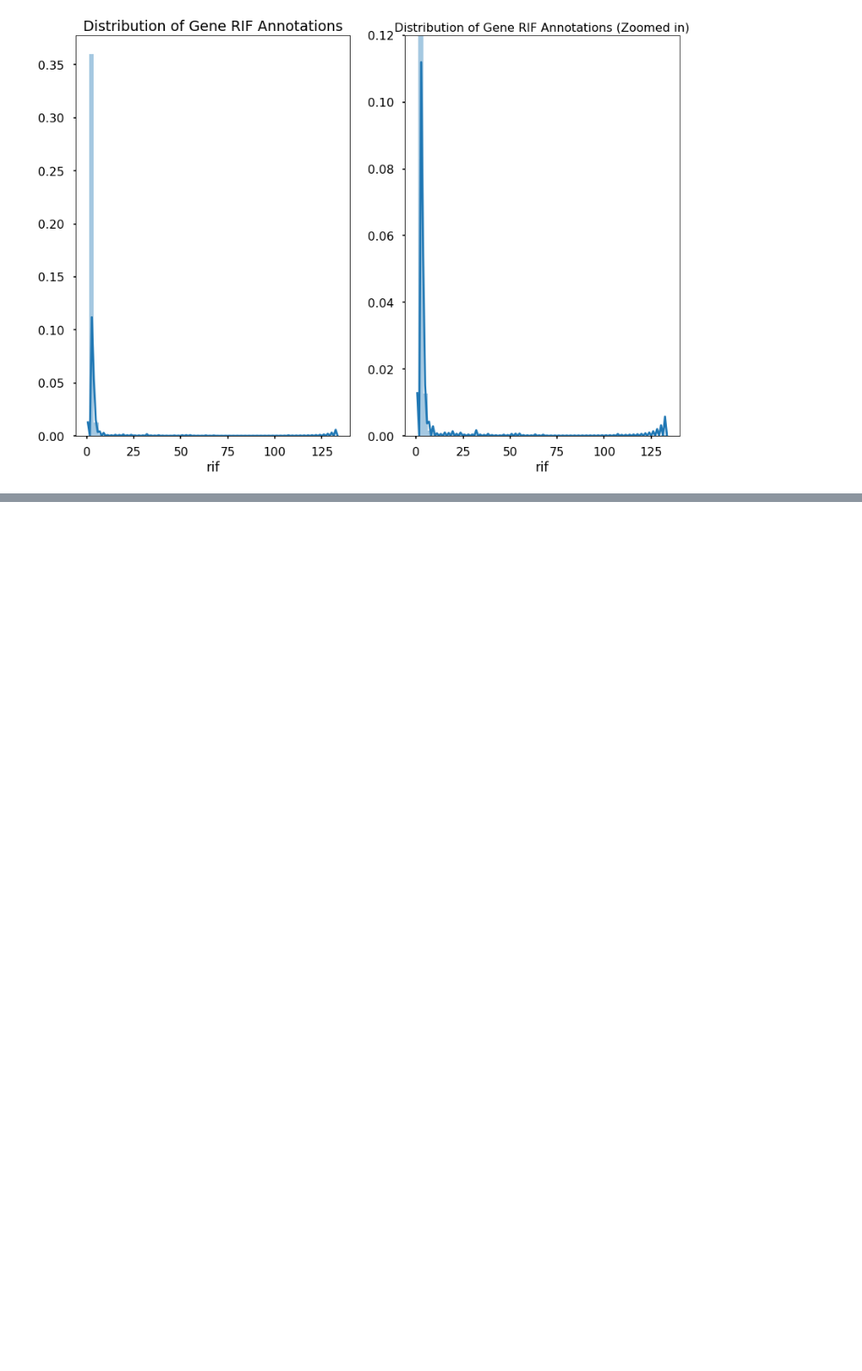
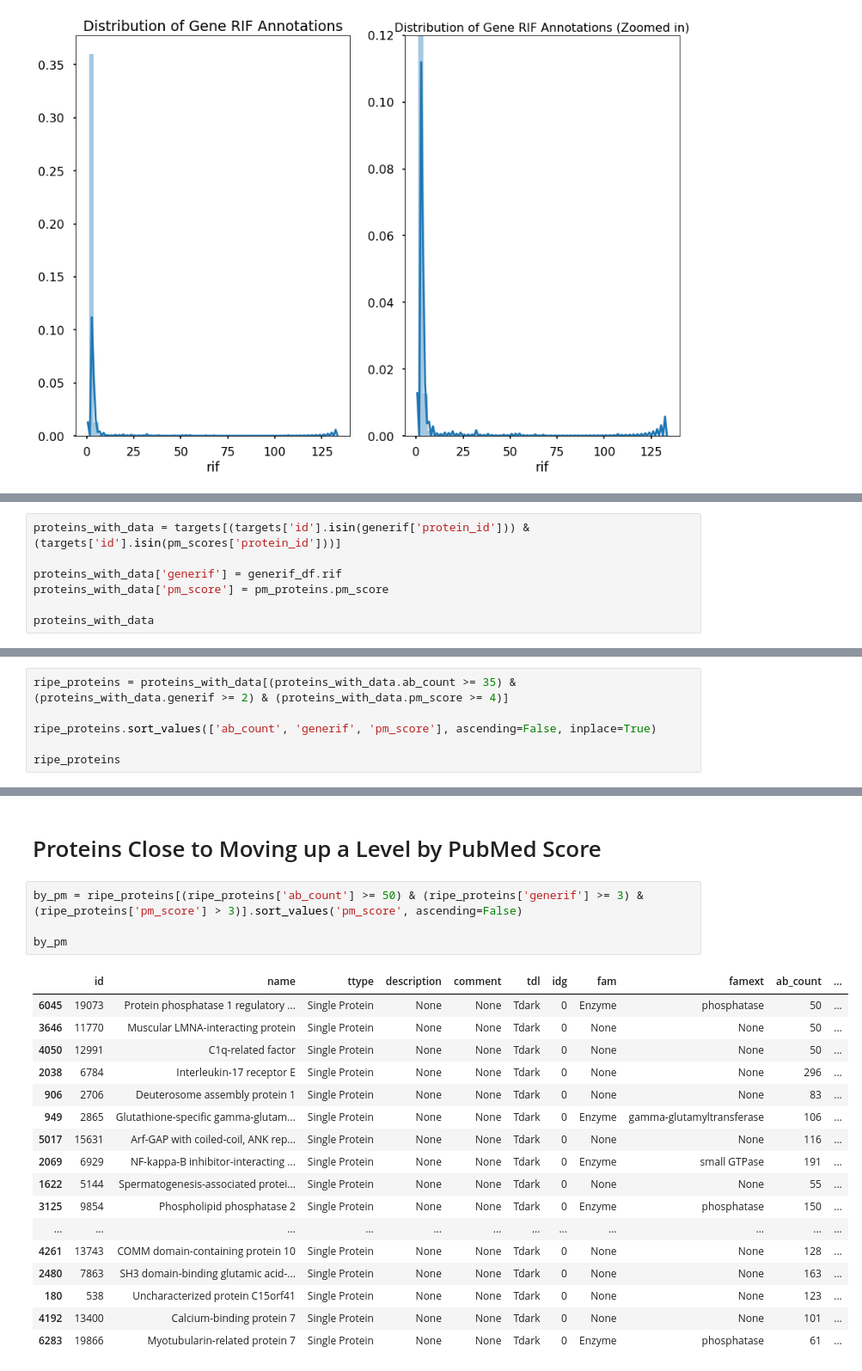
Before and after one commit to jbofill10/Pharos-Target-Examination, a Jupyter notebook: Visualizations.ipynb, the cells around one changed output, grey strips where cells are left out. Shown at 86% size. Drawn from its saved outputs; the diff is of its cells as text; blank space fills up the shorter version.

Commit message:
Add proteins that are close to leveling up visualizations

```diff
--- a/Visualizations.ipynb
+++ b/Visualizations.ipynb
@@ -208,0 +183,7 @@ plt.tight_layout()
+# %%
+proteins_with_data = targets[(targets['id'].isin(generif['protein_id'])) & (targets['id'].isin(pm_scores['protein_id']))]
+
+proteins_with_data['generif'] = generif_df.rif
+proteins_with_data['pm_score'] = pm_proteins.pm_score
+
+proteins_with_data
@@ -208,0 +204,6 @@ plt.tight_layout()
+# %%
+ripe_proteins = proteins_with_data[(proteins_with_data.ab_count >= 35) & (proteins_with_data.generif >= 2) & (proteins_with_data.pm_score >= 4)]
+
+ripe_proteins.sort_values(['ab_count', 'generif', 'pm_score'], ascending=False, inplace=True)
+
+ripe_proteins
@@ -208,0 +224,24 @@ plt.tight_layout()
+# %% [markdown]
+# Proteins Close to Moving up a Level by PubMed Score
+# %%
+by_pm = ripe_proteins[(ripe_proteins['ab_count'] >= 50) & (ripe_proteins['generif'] >= 3) & (ripe_proteins['pm_score'] > 3)].sort_values('pm_score', ascending=False)
+
+by_pm
+# %% [output]
+|  | id | name | ttype | description | comment | tdl | idg | fam | famext | ab_count | ... |
+| 6045 | 19073 | Protein phosphatase 1 regulatory ... | Single Protein | None | None | Tdark | 0 | Enzyme | phosphatase | 50 | ... |
+| 3646 | 11770 | Muscular LMNA-interacting protein | Single Protein | None | None | Tdark | 0 | None | None | 50 | ... |
+| 4050 | 12991 | C1q-related factor | Single Protein | None | None | Tdark | 0 | None | None | 50 | ... |
+| 2038 | 6784 | Interleukin-17 receptor E | Single Protein | None | None | Tdark | 0 | None | None | 296 | ... |
+| 906 | 2706 | Deuterosome assembly protein 1 | Single Protein | None | None | Tdark | 0 | None | None | 83 | ... |
+| 949 | 2865 | Glutathione-specific gamma-glutam... | Single Protein | None | None | Tdark | 0 | Enzyme | gamma-glutamyltransferase | 106 | ... |
+| 5017 | 15631 | Arf-GAP with coiled-coil, ANK rep... | Single Protein | None | None | Tdark | 0 | None | None | 116 | ... |
+| 2069 | 6929 | NF-kappa-B inhibitor-interacting ... | Single Protein | None | None | Tdark | 0 | Enzyme | small GTPase | 191 | ... |
+| 1622 | 5144 | Spermatogenesis-associated protei... | Single Protein | None | None | Tdark | 0 | None | None | 55 | ... |
+| 3125 | 9854 | Phospholipid phosphatase 2 | Single Protein | None | None | Tdark | 0 | Enzyme | phosphatase | 150 | ... |
+| ... | ... | ... | ... | ... | ... | ... | ... | ... | ... | ... | ... |
+| 4261 | 13743 | COMM domain-containing protein 10 | Single Protein | None | None | Tdark | 0 | None | None | 128 | ... |
+| 2480 | 7863 | SH3 domain-binding glutamic acid-... | Single Protein | None | None | Tdark | 0 | None | None | 163 | ... |
+| 180 | 538 | Uncharacterized protein C15orf41 | Single Protein | None | None | Tdark | 0 | None | None | 123 | ... |
+| 4192 | 13400 | Calcium-binding protein 7 | Single Protein | None | None | Tdark | 0 | None | None | 101 | ... |
+| 6283 | 19866 | Myotubularin-related protein 7 | Single Protein | None | None | Tdark | 0 | Enzyme | phosphatase | 61 | ... |
```
Also changed, not shown: parts of 9 cells of this notebook.
